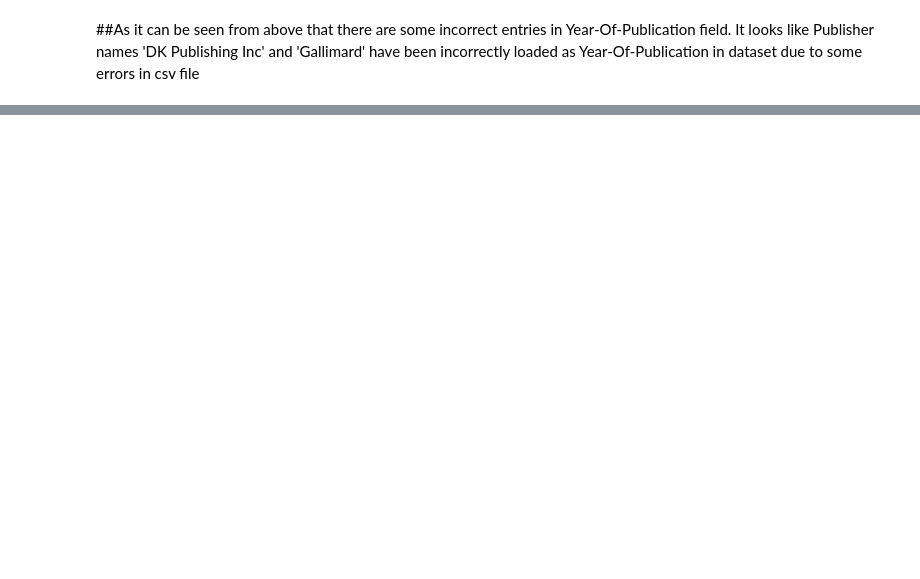
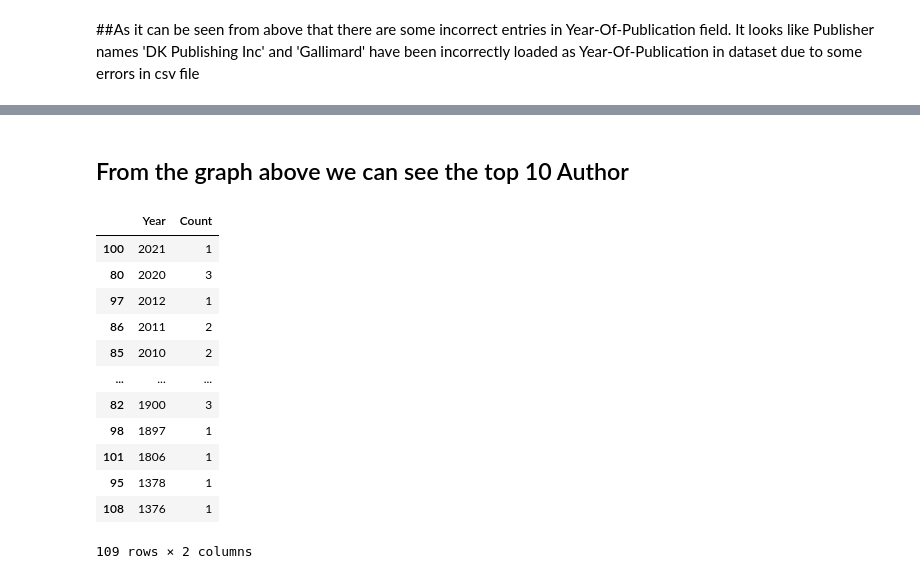
Before and after one commit to IfrazQazi/Book-Recommendation-System, a Jupyter notebook: Book_Recommendation_system.ipynb, the cells around one changed output, grey strips where cells are left out. Cells and saved outputs as stored; diff of their text form; code cells hidden in the pictures; blank space fills up the shorter version.

Commit message:
EDA on Books dataset

```diff
--- a/Book_Recommendation_system.ipynb
+++ b/Book_Recommendation_system.ipynb
@@ -176,2 +182,22 @@ books.loc[books['Year-Of-Publication'] == 'DK Publishing Inc',:]
 # %% [markdown]
 ##As it can be seen from above that there are some incorrect entries in Year-Of-Publication field. It looks like Publisher names 'DK Publishing Inc' and 'Gallimard' have been incorrectly loaded as Year-Of-Publication in dataset due to some errors in csv file
+# %%
+#making required corrections as above, keeping other fields intact
+
+books.at[209538 ,'Publisher'] = 'DK Publishing Inc'
+books.at[209538 ,'Year-Of-Publication'] = 2000
+books.at[209538 ,'Book-Title'] = 'DK Readers: Creating the X-Men, How It All Began (Level 4: Proficient Readers)'
+books.at[209538 ,'Book-Author'] = 'Michael Teitelbaum'
+
+books.at[221678 ,'Publisher'] = 'DK Publishing Inc'
+books.at[221678 ,'Year-Of-Publication'] = 2000
+books.at[209538 ,'Book-Title'] = 'DK Readers: Creating the X-Men, How Comic Books Come to Life (Level 4: Proficient Readers)'
+books.at[209538 ,'Book-Author'] = 'James Buckley'
+
+books.at[220731 ,'Publisher'] = 'Gallimard'
+books.at[220731 ,'Year-Of-Publication'] = '2003'
+books.at[209538 ,'Book-Title'] = 'Peuple du ciel - Suivi de Les bergers '
+books.at[209538 ,'Book-Author'] = 'Jean-Marie Gustave Le ClÃ?Â©zio'
+# %%
+## Converting year of publication in Numbers
+books['Year-Of-Publication'] = books['Year-Of-Publication'].astype(int)
@@ -177,0 +249,3 @@ books.loc[books['Year-Of-Publication'] == 'DK Publishing Inc',:]
+# %%
+# lets replace all values of year of publicaion which are greater than 2021 and equal to zero with maximum number of years
+books.loc[(books['Year-Of-Publication'] > 2021) | (books['Year-Of-Publication'] == 0),'Year-Of-Publication'] = 2002
@@ -177,0 +339,19 @@ books.loc[books['Year-Of-Publication'] == 'DK Publishing Inc',:]
+# %% [markdown]
+## From the graph above we can see the top 10 Author
+# %%
+year_book=books['Year-Of-Publication'].value_counts().reset_index().rename(columns={'index':'Year','Year-Of-Publication':'Count'}).sort_values(by='Year',ascending=False)
+year_book
+# %% [output]
+|  | Year | Count |
+| 100 | 2021 | 1 |
+| 80 | 2020 | 3 |
+| 97 | 2012 | 1 |
+| 86 | 2011 | 2 |
+| 85 | 2010 | 2 |
+| ... | ... | ... |
+| 82 | 1900 | 3 |
+| 98 | 1897 | 1 |
+| 101 | 1806 | 1 |
+| 95 | 1378 | 1 |
+| 108 | 1376 | 1 |
+109 rows × 2 columns
```
Also changed, not shown: parts of 26 cells of this notebook.
